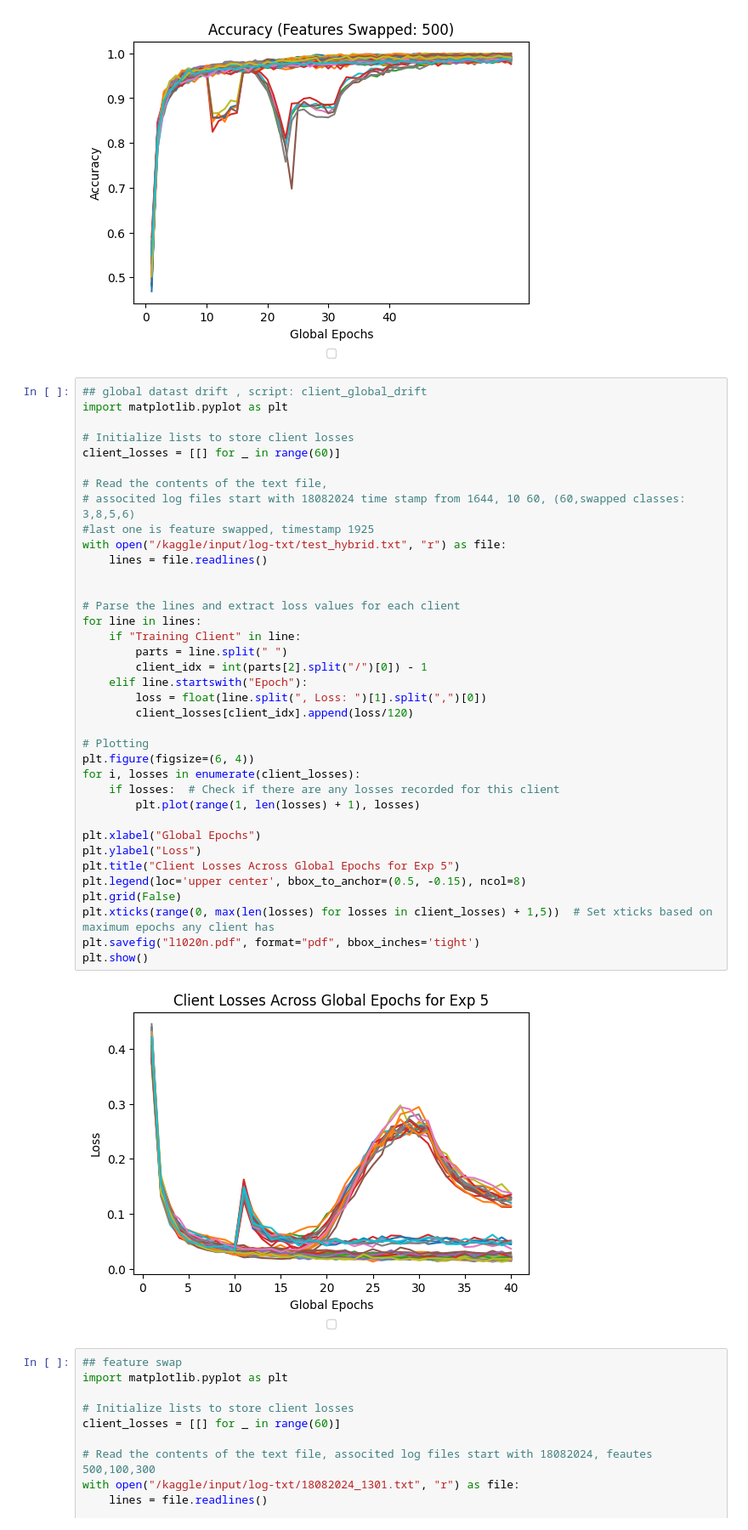
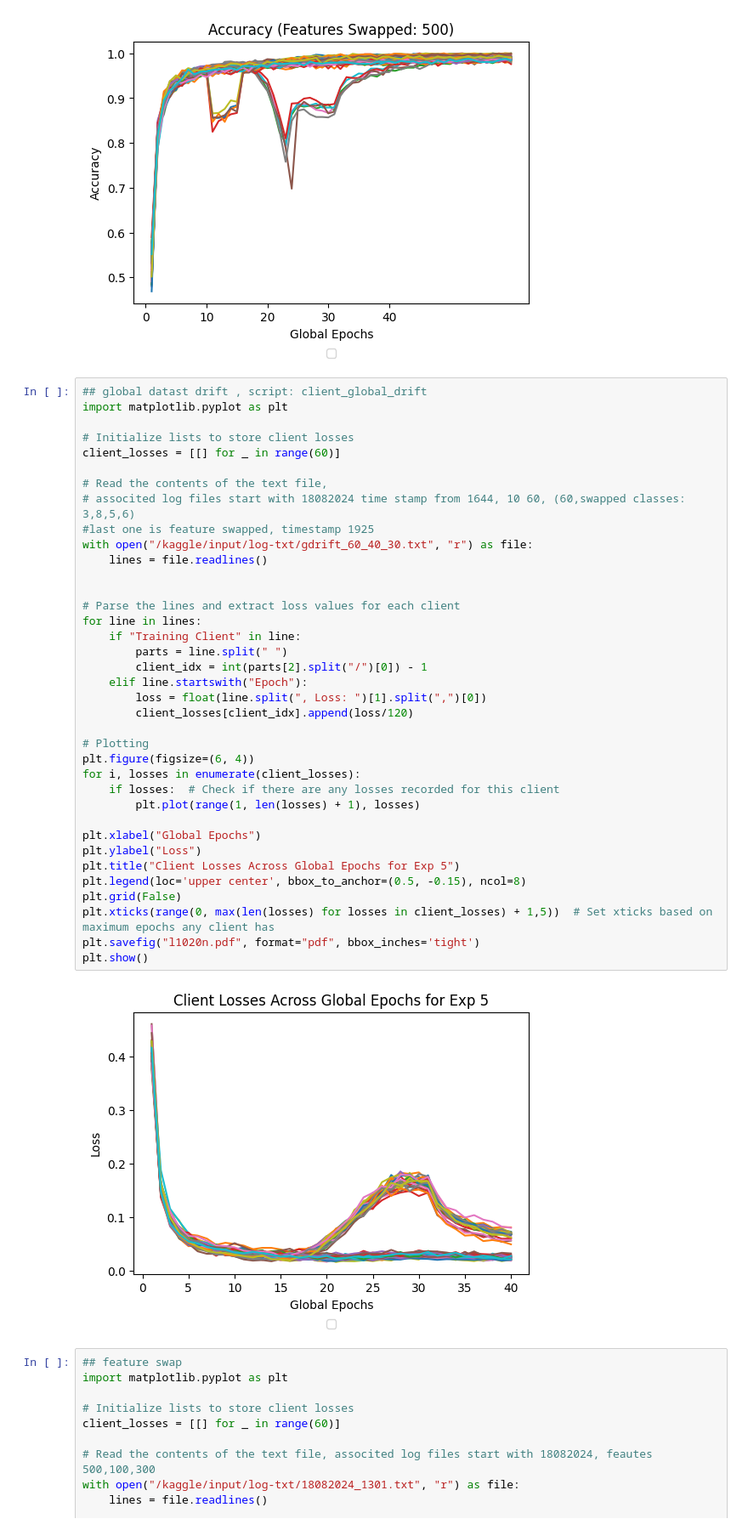
Before and after one commit to ifte110/Concept_drift_detection_adaptation, a Jupyter notebook: Plots/plot-loss.ipynb, the cells around one changed output. Shown at 85% size. Cells and saved outputs as stored; diff of their text form.

```diff
--- a/Plots/plot-loss.ipynb
+++ b/Plots/plot-loss.ipynb
@@ -640,35 +640,35 @@ client_losses = [[] for _ in range(60)]
 # Read the contents of the text file,
 # associted log files start with 18082024 time stamp from 1644, 10 60, (60,swapped classes: 3,8,5,6)
 #last one is feature swapped, timestamp 1925
-with open("/kaggle/input/log-txt/test_hybrid.txt", "r") as file:
+with open("/kaggle/input/log-txt/gdrift_60_40_30.txt", "r") as file:
     lines = file.readlines()
 
 
 # Parse the lines and extract loss values for each client
 for line in lines:
     if "Training Client" in line:
         parts = line.split(" ")
         client_idx = int(parts[2].split("/")[0]) - 1
     elif line.startswith("Epoch"):
         loss = float(line.split(", Loss: ")[1].split(",")[0])
         client_losses[client_idx].append(loss/120)
 
 # Plotting
 plt.figure(figsize=(6, 4))
 for i, losses in enumerate(client_losses):
     if losses:  # Check if there are any losses recorded for this client
         plt.plot(range(1, len(losses) + 1), losses)
 
 plt.xlabel("Global Epochs")
 plt.ylabel("Loss")
 plt.title("Client Losses Across Global Epochs for Exp 5")
 plt.legend(loc='upper center', bbox_to_anchor=(0.5, -0.15), ncol=8)
 plt.grid(False)
 plt.xticks(range(0, max(len(losses) for losses in client_losses) + 1,5))  # Set xticks based on maximum epochs any client has
 plt.savefig("l1020n.pdf", format="pdf", bbox_inches='tight')
 plt.show()
 # %% [output]
-[figure, old version]
+[figure, new version]
 # %%
 ## feature swap
 import matplotlib.pyplot as plt
```
Also changed, not shown: parts of 2 cells of this notebook.
